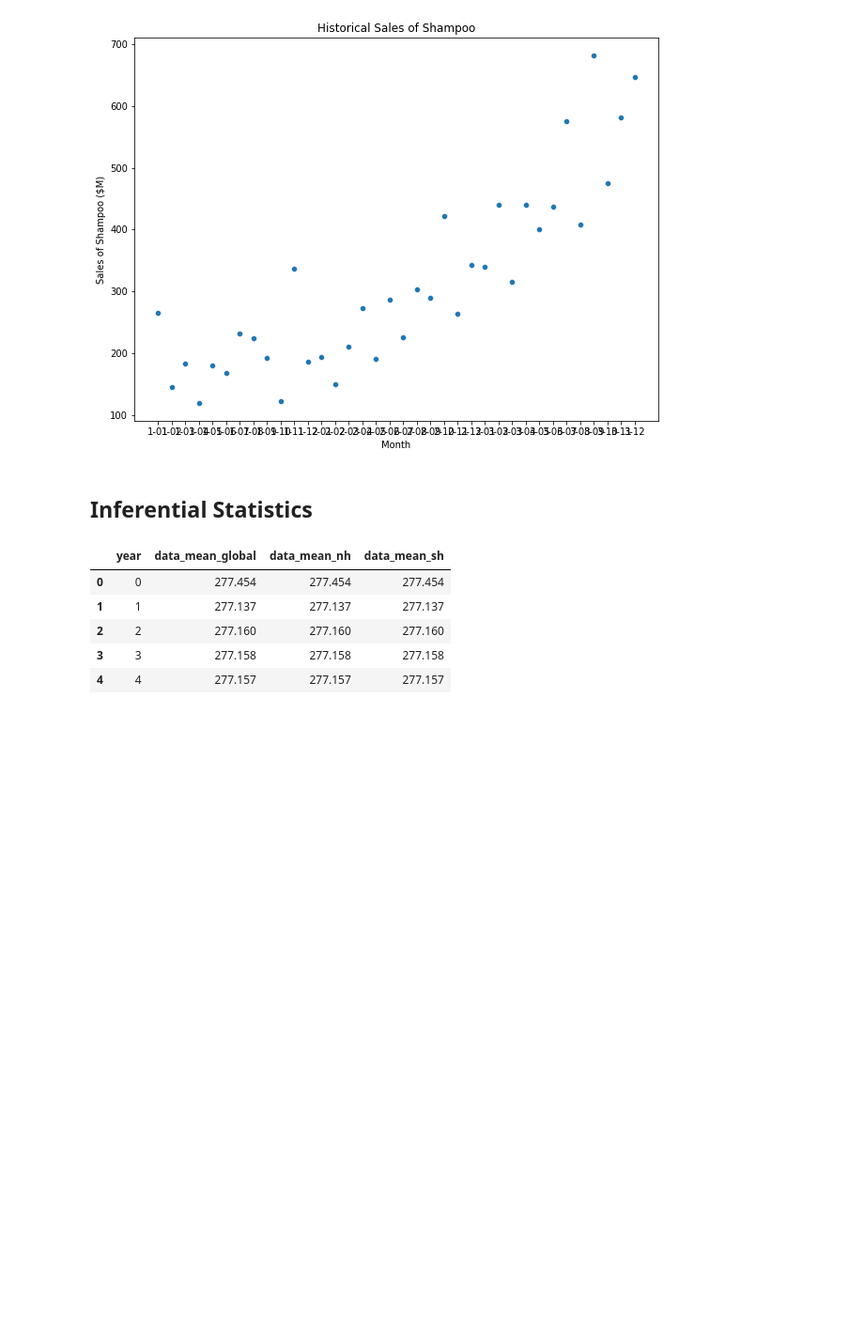
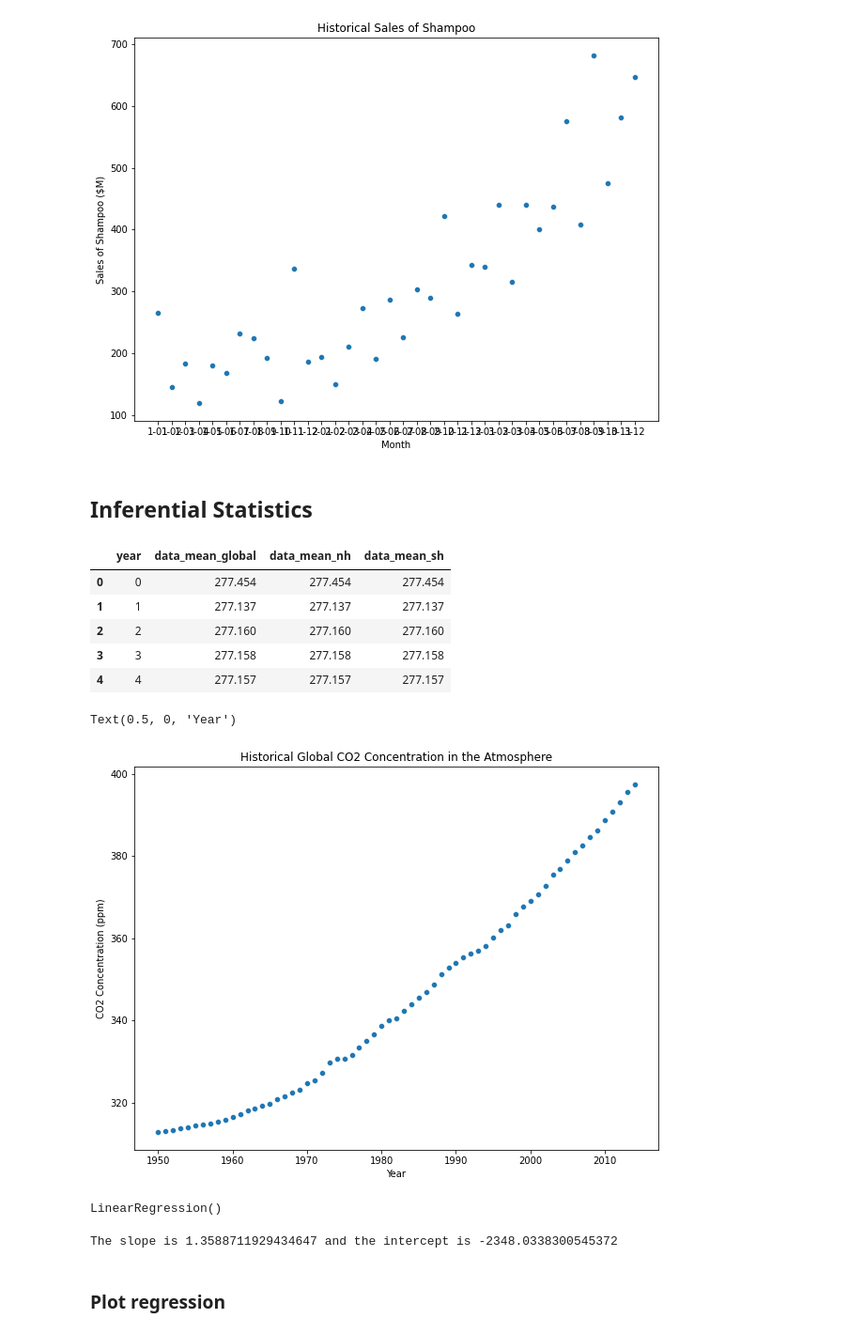
Before and after one commit to thiago2608santana/Analise_Series_Temporais, a Jupyter notebook: Estatistica_Descritiva.ipynb, the cells around one changed output. Shown at 94% size. Drawn from its saved outputs; the diff is of its cells as text; code cells hidden in the pictures; blank space fills up the shorter version.

```diff
--- a/Estatistica_Descritiva.ipynb
+++ b/Estatistica_Descritiva.ipynb
@@ -86,3 +87,14 @@ co2_data.head()
 | 2 | 2 | 277.160 | 277.160 | 277.160 |
 | 3 | 3 | 277.158 | 277.158 | 277.158 |
 | 4 | 4 | 277.157 | 277.157 | 277.157 |
+# %%
+X = co2_data['year'].values[1950:]
+y = co2_data['data_mean_global'].values[1950:]
+# %%
+sns.scatterplot(x=X, y=y)
+plt.title('Historical Global CO2 Concentration in the Atmosphere')
+plt.ylabel('CO2 Concentration (ppm)')
+plt.xlabel('Year')
+# %% [output]
+Text(0.5, 0, 'Year')
+[figure, added]
@@ -88,0 +106,10 @@ co2_data.head()
+# %%
+reg.fit(X, y)
+# %% [output]
+LinearRegression()
+# %%
+print(f'The slope is {reg.coef_[0][0]} and the intercept is {reg.intercept_[0]}')
+# %% [output]
+The slope is 1.3588711929434647 and the intercept is -2348.0338300545372
+# %% [markdown]
+### Plot regression
```
Also changed, not shown: parts of 15 cells of this notebook.
